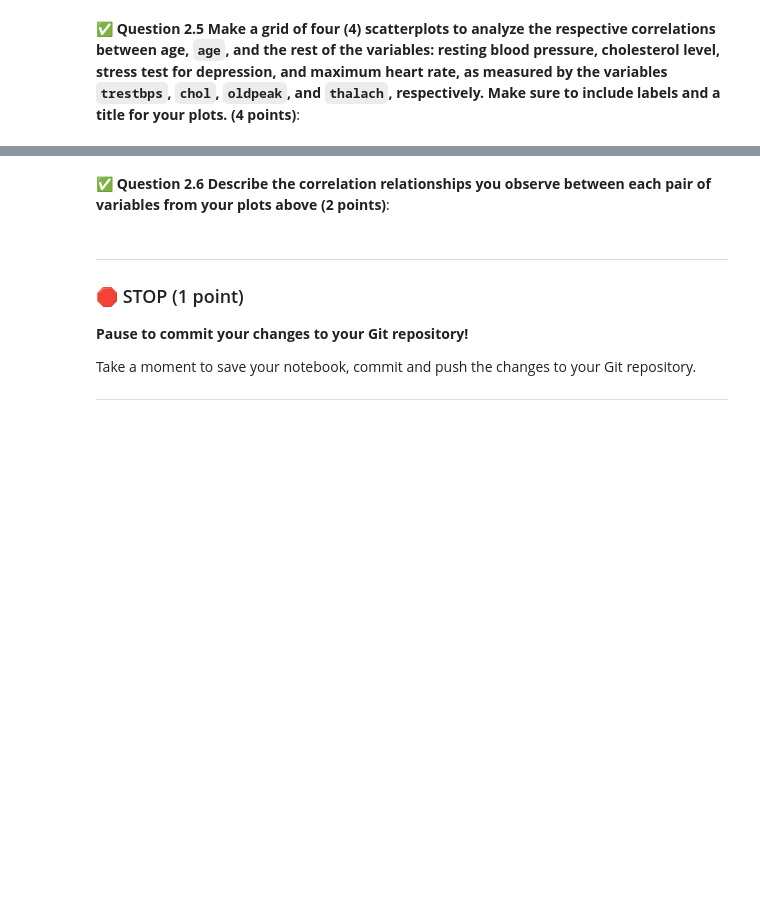
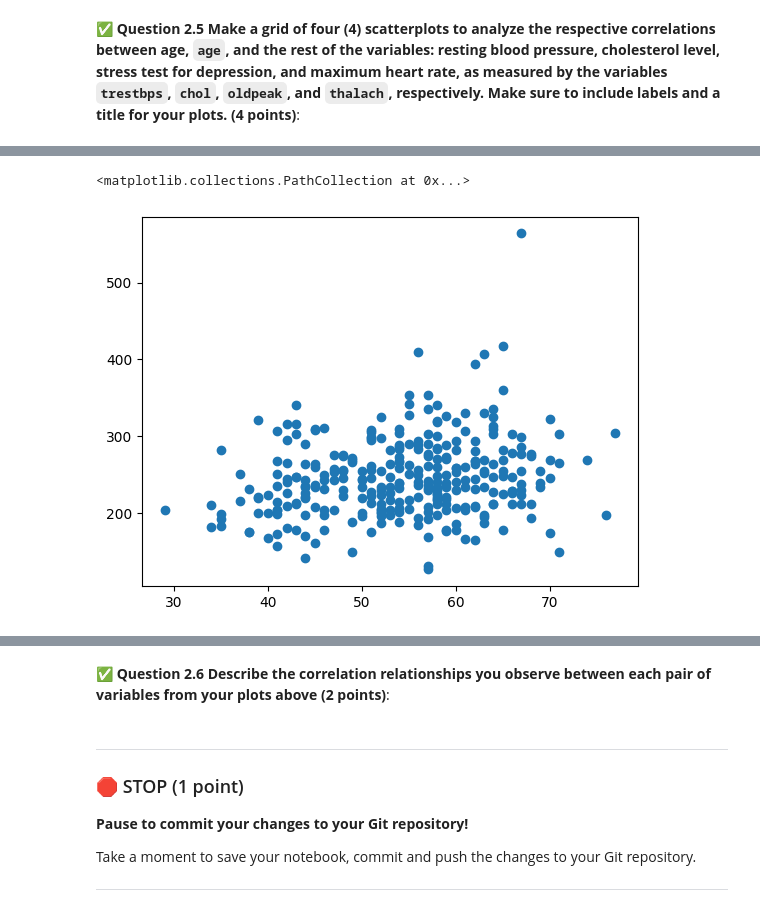
Before and after one commit to eliasel3-hub/CMSE202-f25-turnin, a Jupyter notebook: midterm/CMSE202-Midterm-Section003-STUDENT-F25.ipynb, the cells around one changed output, grey strips where cells are left out. Cells and saved outputs as stored; diff of their text form; code cells hidden in the pictures; blank space fills up the shorter version.

```diff
--- a/midterm/CMSE202-Midterm-Section003-STUDENT-F25.ipynb
+++ b/midterm/CMSE202-Midterm-Section003-STUDENT-F25.ipynb
@@ -103,0 +148,5 @@ The data set at this web link `https://raw.githubusercontent.com/NkechiC/Data-fi
+# %%
+plt.scatter(number_heart['age'],number_heart['chol'])
+# %% [output]
+<matplotlib.collections.PathCollection at 0x...>
+[figure, added]
```
Also changed, not shown: parts of 21 cells of this notebook, 1 other file.
